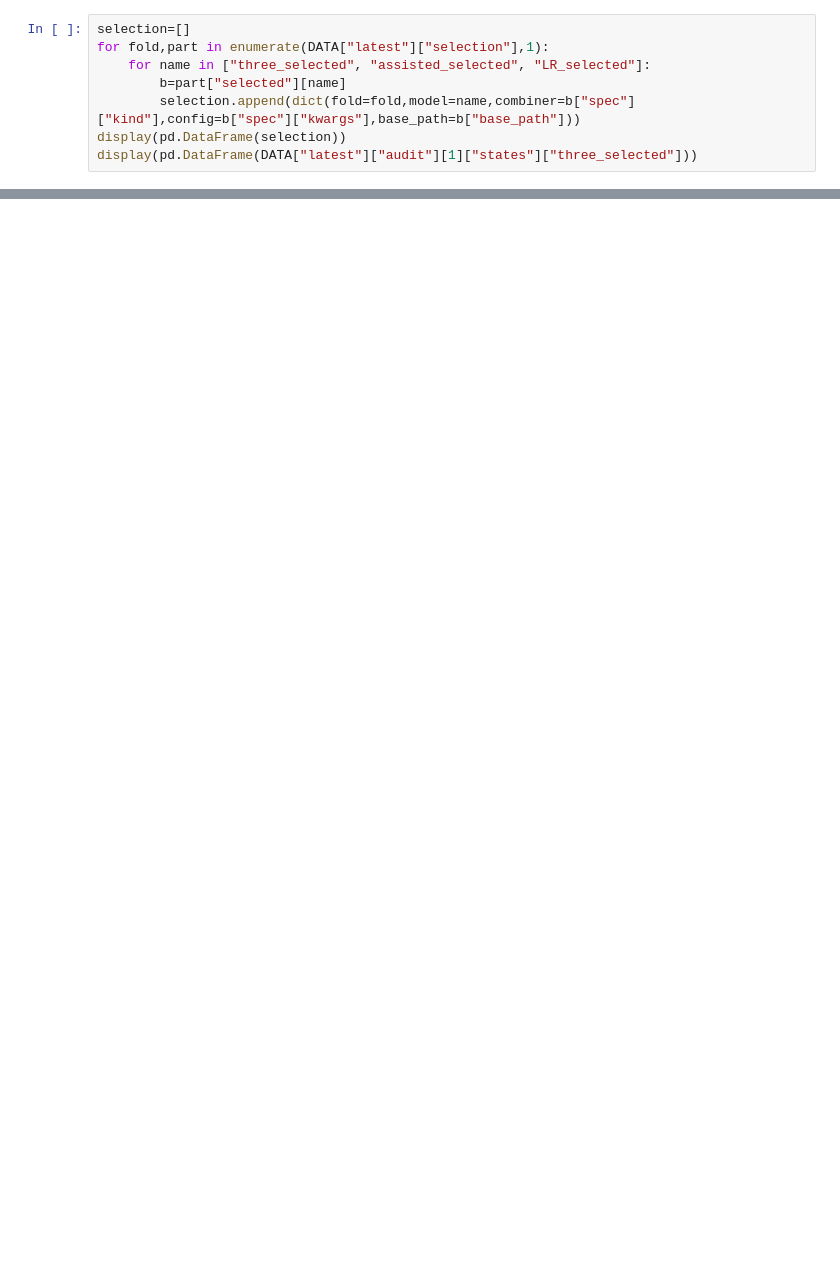
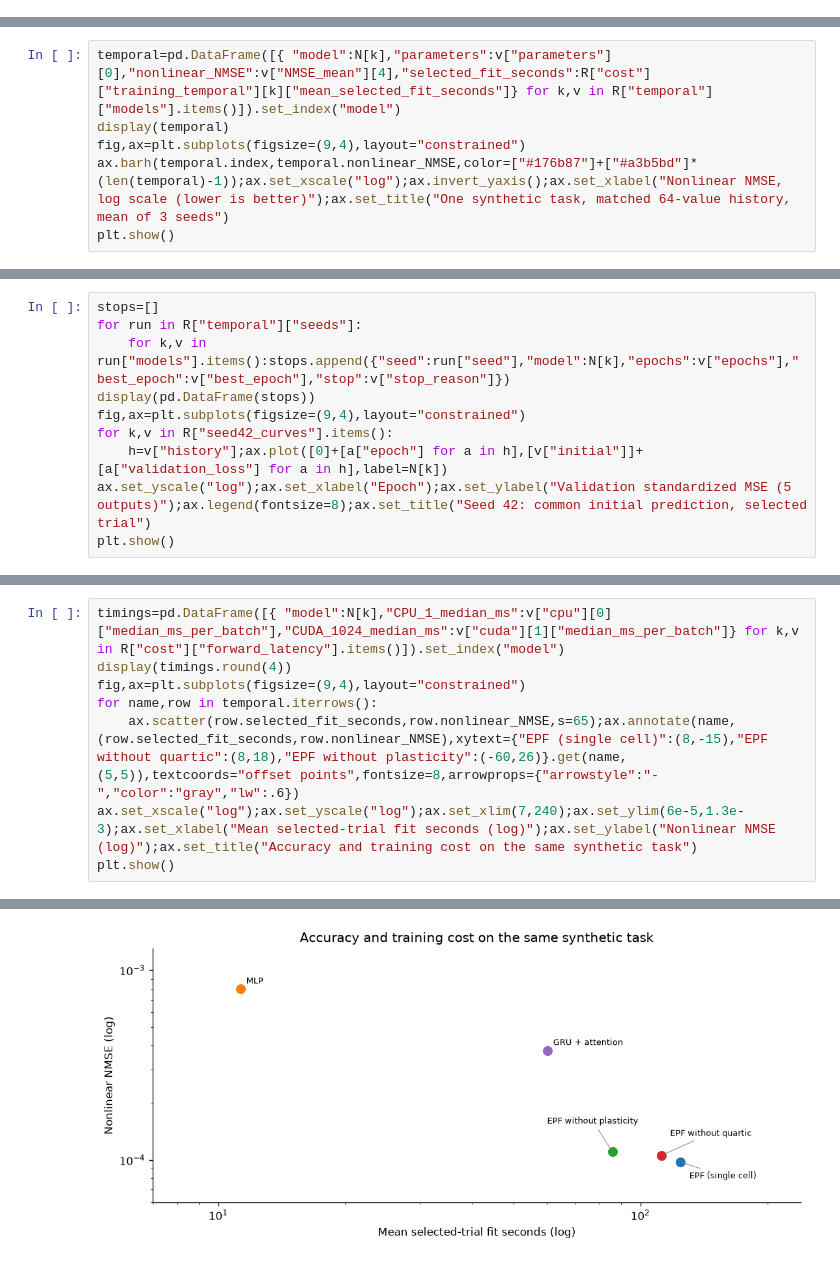
Before and after one commit to kdw123654/digital-project, a Jupyter notebook: comparison.ipynb, the cells around one changed output, grey strips where cells are left out. Drawn from its saved outputs; the diff is of its cells as text; blank space fills up the shorter version.

```diff
--- a/comparison.ipynb
+++ b/comparison.ipynb
@@ -125,8 +0,0 @@ display(per_label.round(6))
-# %%
-selection=[]
-for fold,part in enumerate(DATA["latest"]["selection"],1):
-    for name in ["three_selected", "assisted_selected", "LR_selected"]:
-        b=part["selected"][name]
-        selection.append(dict(fold=fold,model=name,combiner=b["spec"]["kind"],config=b["spec"]["kwargs"],base_path=b["base_path"]))
-display(pd.DataFrame(selection))
-display(pd.DataFrame(DATA["latest"]["audit"][1]["states"]["three_selected"]))
@@ -272,0 +57,6 @@ OOF reload max difference: 0.0
+# %%
+temporal=pd.DataFrame([{ "model":N[k],"parameters":v["parameters"][0],"nonlinear_NMSE":v["NMSE_mean"][4],"selected_fit_seconds":R["cost"]["training_temporal"][k]["mean_selected_fit_seconds"]} for k,v in R["temporal"]["models"].items()]).set_index("model")
+display(temporal)
+fig,ax=plt.subplots(figsize=(9,4),layout="constrained")
+ax.barh(temporal.index,temporal.nonlinear_NMSE,color=["#176b87"]+["#a3b5bd"]*(len(temporal)-1));ax.set_xscale("log");ax.invert_yaxis();ax.set_xlabel("Nonlinear NMSE, log scale (lower is better)");ax.set_title("One synthetic task, matched 64-value history, mean of 3 seeds")
+plt.show()
@@ -272,0 +98,10 @@ OOF reload max difference: 0.0
+# %%
+stops=[]
+for run in R["temporal"]["seeds"]:
+    for k,v in run["models"].items():stops.append({"seed":run["seed"],"model":N[k],"epochs":v["epochs"],"best_epoch":v["best_epoch"],"stop":v["stop_reason"]})
+display(pd.DataFrame(stops))
+fig,ax=plt.subplots(figsize=(9,4),layout="constrained")
+for k,v in R["seed42_curves"].items():
+    h=v["history"];ax.plot([0]+[a["epoch"] for a in h],[v["initial"]]+[a["validation_loss"] for a in h],label=N[k])
+ax.set_yscale("log");ax.set_xlabel("Epoch");ax.set_ylabel("Validation standardized MSE (5 outputs)");ax.legend(fontsize=8);ax.set_title("Seed 42: common initial prediction, selected trial")
+plt.show()
@@ -272,0 +130,9 @@ OOF reload max difference: 0.0
+# %%
+timings=pd.DataFrame([{ "model":N[k],"CPU_1_median_ms":v["cpu"][0]["median_ms_per_batch"],"CUDA_1024_median_ms":v["cuda"][1]["median_ms_per_batch"]} for k,v in R["cost"]["forward_latency"].items()]).set_index("model")
+display(timings.round(4))
+fig,ax=plt.subplots(figsize=(9,4),layout="constrained")
+for name,row in temporal.iterrows():
+    ax.scatter(row.selected_fit_seconds,row.nonlinear_NMSE,s=65);ax.annotate(name,(row.selected_fit_seconds,row.nonlinear_NMSE),xytext={"EPF (single cell)":(8,-15),"EPF without quartic":(8,18),"EPF without plasticity":(-60,26)}.get(name,(5,5)),textcoords="offset points",fontsize=8,arrowprops={"arrowstyle":"-","color":"gray","lw":.6})
+ax.set_xscale("log");ax.set_yscale("log");ax.set_xlim(7,240);ax.set_ylim(6e-5,1.3e-3);ax.set_xlabel("Mean selected-trial fit seconds (log)");ax.set_ylabel("Nonlinear NMSE (log)");ax.set_title("Accuracy and training cost on the same synthetic task")
+plt.show()
+# %% [output]
@@ -272,0 +146 @@ OOF reload max difference: 0.0
+[figure, added]
```
Also changed, not shown: parts of 34 cells of this notebook, 22 other files.
